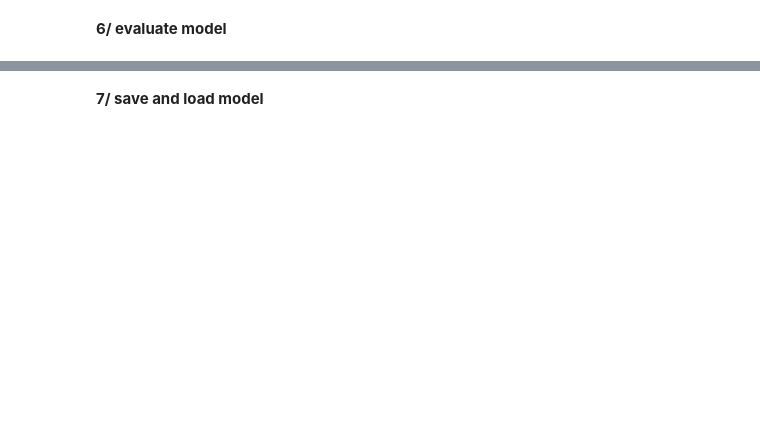
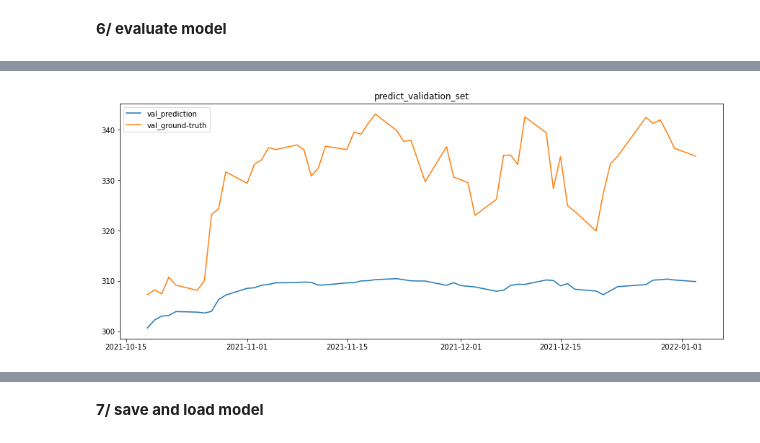
Before and after one commit to iteam1/predict-series-data-with-RNN, a Jupyter notebook: notebook.ipynb, the cells around one changed output, grey strips where cells are left out. Saved outputs shown, nothing was run; the diff lists cells and outputs as text; code cells hidden in the pictures; blank space fills up the shorter version.

```diff
--- a/notebook.ipynb
+++ b/notebook.ipynb
@@ -374,0 +549,12 @@ windowed_df
+# %%
+val_preds = model.predict(X_val).flatten()
+
+plt.figure(figsize = (15,6))
+plt.plot(dates_val,val_preds,label = 'val_prediction')
+plt.plot(dates_val,y_val,label = 'val_ground-truth')
+plt.legend()
+plt.title('predict_validation_set')
+plt.savefig('./imgs/MSFT_predict_validation_set.png')
+plt.show()
+# %% [output]
+[figure, added]
```
Also changed, not shown: parts of 45 cells of this notebook, 15 other files.
